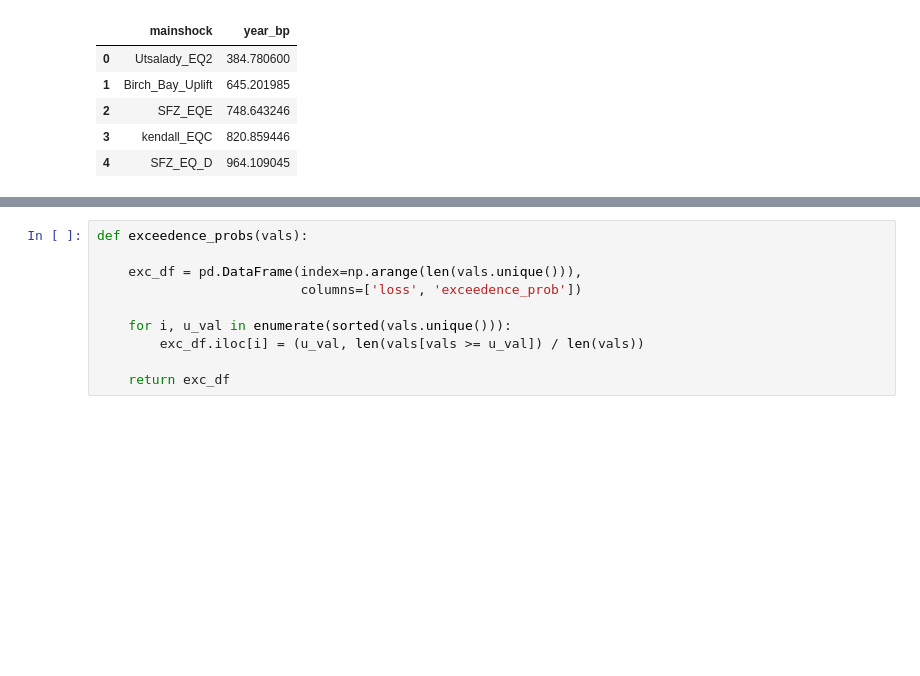
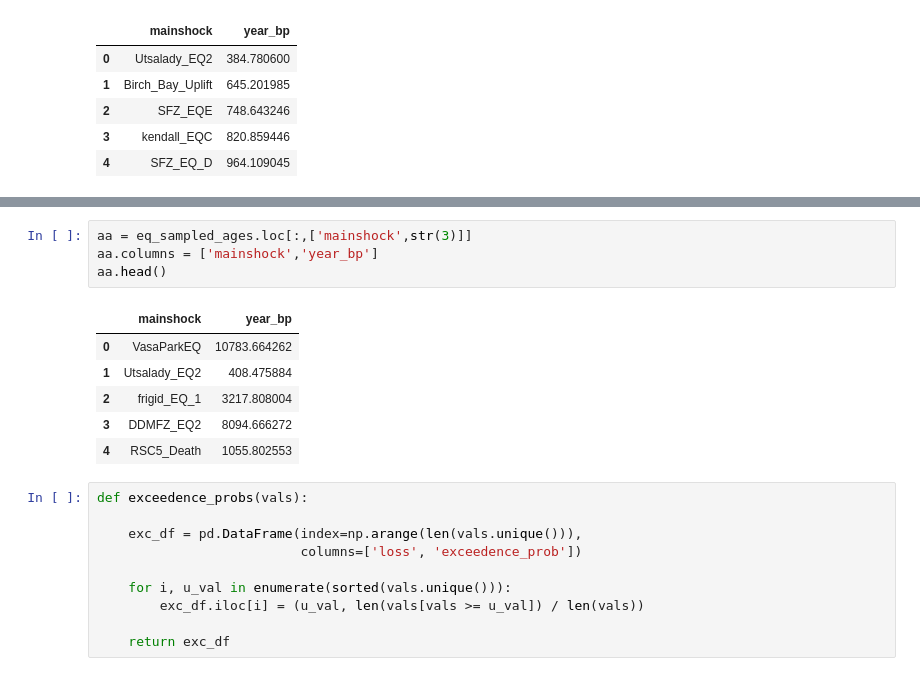
Before and after one commit to cossatot/eq-sequences, a Jupyter notebook: notebooks/eq-loss-mc.ipynb, the cells around one changed output, grey strips where cells are left out. Drawn from its saved outputs; the diff is of its cells as text; blank space fills up the shorter version.

```diff
--- a/notebooks/eq-loss-mc.ipynb
+++ b/notebooks/eq-loss-mc.ipynb
@@ -242,3 +255,14 @@ eq_dates_orig.head()
+# %%
+aa = eq_sampled_ages.loc[:,['mainshock',str(3)]]
+aa.columns = ['mainshock','year_bp']
+aa.head()
+# %% [output]
+|  | mainshock | year_bp |
+| 0 | VasaParkEQ | 10783.664262 |
+| 1 | Utsalady_EQ2 | 408.475884 |
+| 2 | frigid_EQ_1 | 3217.808004 |
+| 3 | DDMFZ_EQ2 | 8094.666272 |
+| 4 | RSC5_Death | 1055.802553 |
 # %%
 def exceedence_probs(vals):
 
```
Also changed, not shown: parts of 26 cells of this notebook, 1 other file.
